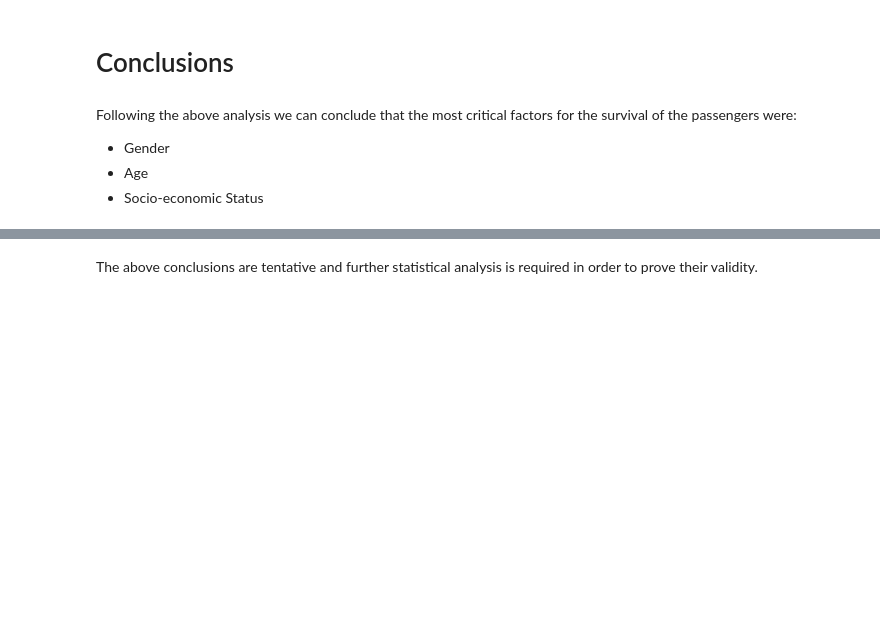
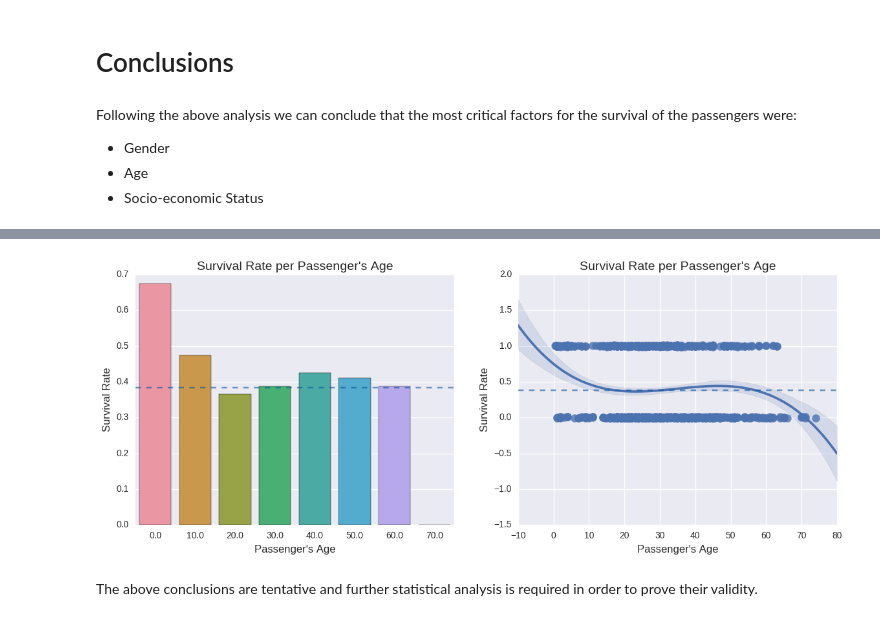
Before and after one commit to YannisPap/Investigating-a-Dataset, a Jupyter notebook: P2 - Investigate a Dataset.ipynb, the cells around one changed output, grey strips where cells are left out. Drawn from its saved outputs; the diff is of its cells as text; code cells hidden in the pictures; blank space fills up the shorter version.

```diff
--- a/P2 - Investigate a Dataset.ipynb
+++ b/P2 - Investigate a Dataset.ipynb
@@ -609,32 +611,35 @@ decade_df
 | 60.0 | 0.387097 |
 | 70.0 | 0.000000 |
 # %%
-#Plotting again the resulting DataFrame
-fig = plt.subplots(figsize = (14, 5))
+#putting the plotting code in a function so we can called again in the conclusions
+def conclusion3():
 
-#Barplot
-plt.subplot(121)
+    #Plotting again the resulting DataFrame
+    fig = plt.subplots(figsize = (14, 5))
 
-p = sns.barplot(x="Decade", y="Survived", ci=None, data=dec_df.reset_index())
+    #Barplot
+    plt.subplot(121)
 
-#Adding the average Survival Rate
-plt.axhline(y=0.3838383838383838, ls='dashed', color='#0B559F', alpha=0.6)
+    p = sns.barplot(x="Decade", y="Survival Rate", ci=None, data=decade_df.reset_index())
 
-p.set_xlabel("Passenger's Age", fontsize=12)
-p.set_ylabel("Survival Rate", fontsize=12)
-p.set_title("Survival Rate per Passenger's Age", fontsize=14)
+    #Adding the average Survival Rate
+    plt.axhline(y=0.3838383838383838, ls='dashed', color='#0B559F', alpha=0.6)
 
-#Linear Regression
-plt.subplot(122)
+    p.set_xlabel("Passenger's Age", fontsize=12)
+    p.set_ylabel("Survival Rate", fontsize=12)
+    p.set_title("Survival Rate per Passenger's Age", fontsize=14)
 
-#An order of "3" has been selected so that the regression model will follow the histogram's trend
-sns.regplot(x="Age", y="Survived", data=dec_df, order=3, y_jitter=0.01, scatter_kws={"s": 80});
+    #Linear Regression
+    plt.subplot(122)
 
-#Adding the average Survival Rate
-plt.axhline(y=0.3838383838383838, ls='dashed', color='#0B559F', alpha=0.6)
+    #An order of "3" has been selected so that the regression model will follow the histogram's trend
+    sns.regplot(x="Age", y="Survived", data=dec_df, order=3, y_jitter=0.01, scatter_kws={"s": 80});
 
-plt.xlabel("Passenger's Age", fontsize=12)
-plt.ylabel("Survival Rate", fontsize=12)
-plt.title("Survival Rate per Passenger's Age", fontsize=14)
+    #Adding the average Survival Rate
+    plt.axhline(y=0.3838383838383838, ls='dashed', color='#0B559F', alpha=0.6)
+
+    plt.xlabel("Passenger's Age", fontsize=12)
+    plt.ylabel("Survival Rate", fontsize=12)
+    plt.title("Survival Rate per Passenger's Age", fontsize=14)
 
 plt.show()
@@ -912,3 +949,8 @@ titanic_original.loc[(titanic_original["Pclass"] == 1) & (titanic_original["Age"
+# %%
+conclusion3()
+plt.show()
+# %% [output]
+[figure, added]
 # %% [markdown]
 The above conclusions are tentative and further statistical analysis is required in order to prove their validity.
 # %% [markdown]
```
Also changed, not shown: parts of 15 cells of this notebook, 1 other file.
